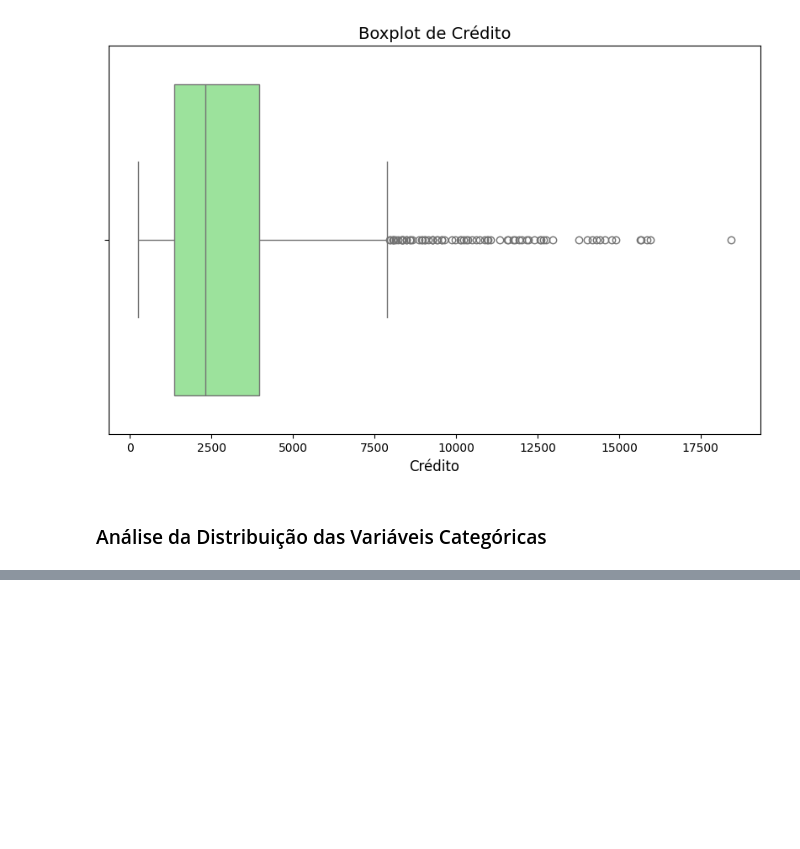
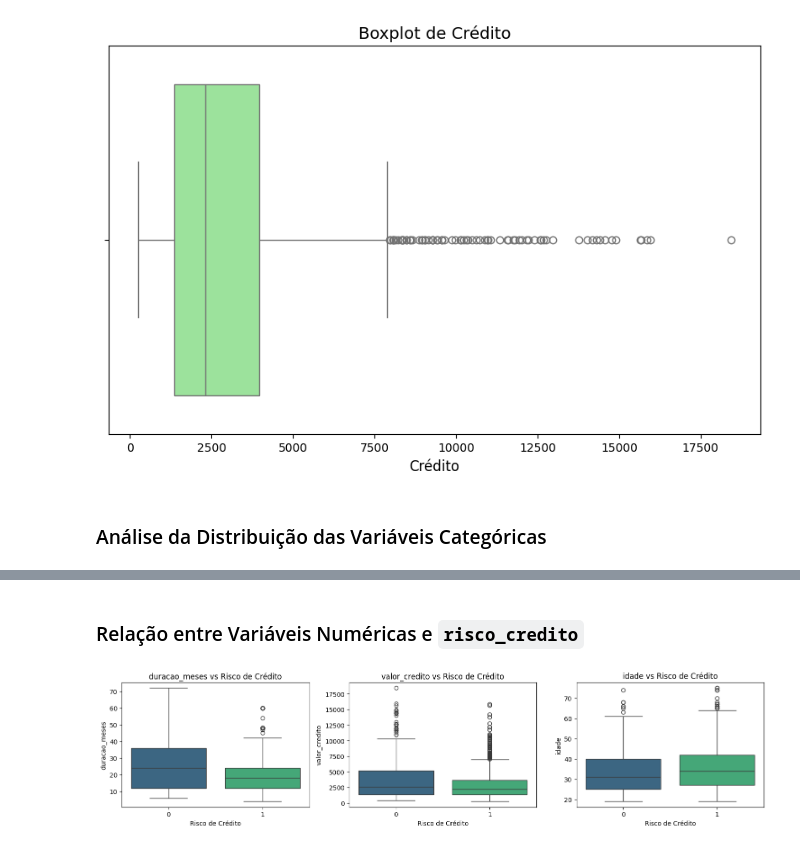
Before and after one commit to amandou/Sistema-de-Analise-Inteligente, a Jupyter notebook: banco_credito.ipynb, the cells around one changed output, grey strips where cells are left out. Drawn from its saved outputs; the diff is of its cells as text; code cells hidden in the pictures; blank space fills up the shorter version.

```diff
--- a/banco_credito.ipynb
+++ b/banco_credito.ipynb
@@ -503,6 +499,7 @@ memory usage: 164.2 KB
 # %% [markdown]
 ### Estatísticas
 # %%
+numerical_cols = df_limpo.select_dtypes(include=[np.number]).columns
 colunas = df_limpo.select_dtypes(include=[np.number]).columns
 resultados = []
 
@@ -760,0 +758,25 @@ for fig_num in range(num_figuras):
+# %% [markdown]
+### Relação entre Variáveis Numéricas e `risco_credito`
+# %%
+plt.figure(figsize=(15, 10))
+
+for i, col in enumerate(numerical_cols):
+    plt.subplot(3, 3, i + 1)
+
+    sns.boxplot(
+        data=df_limpo,
+        x='risco_credito',
+        y=col,
+        hue='risco_credito',   # evita o warning
+        palette='viridis',
+        legend=False
+    )
+
+    plt.title(f'{col} vs Risco de Crédito')
+    plt.xlabel('Risco de Crédito')
+    plt.ylabel(col)
+
+plt.tight_layout()
+plt.show()
+# %% [output]
+[figure, added]
```
Also changed, not shown: parts of 9 cells of this notebook.
